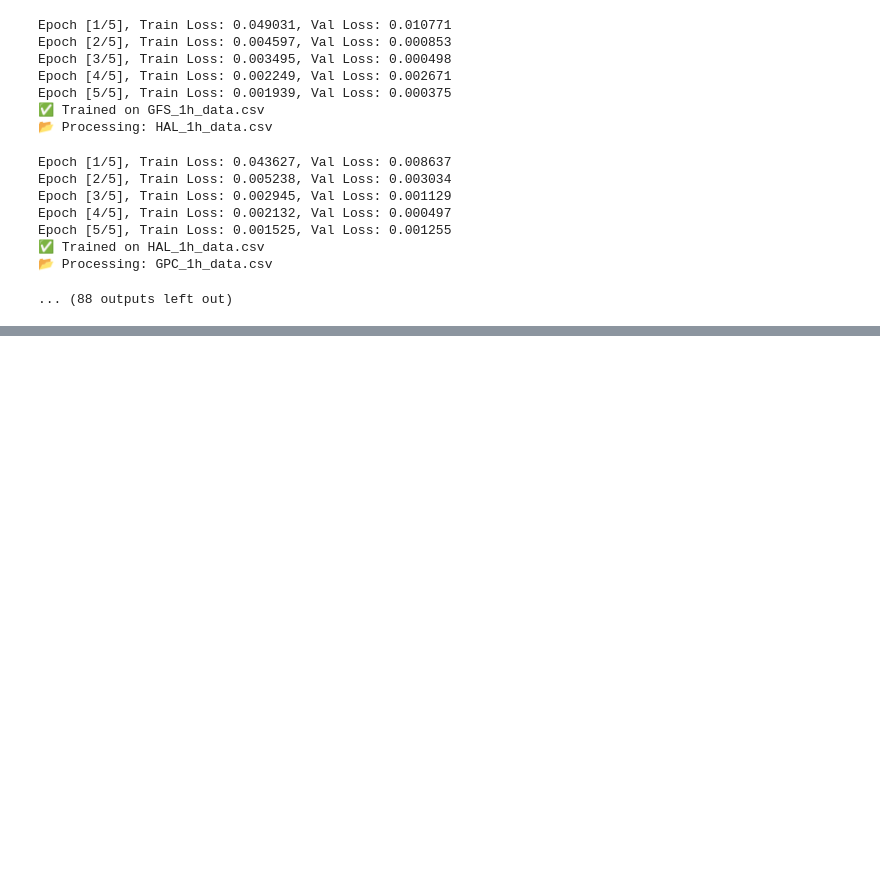
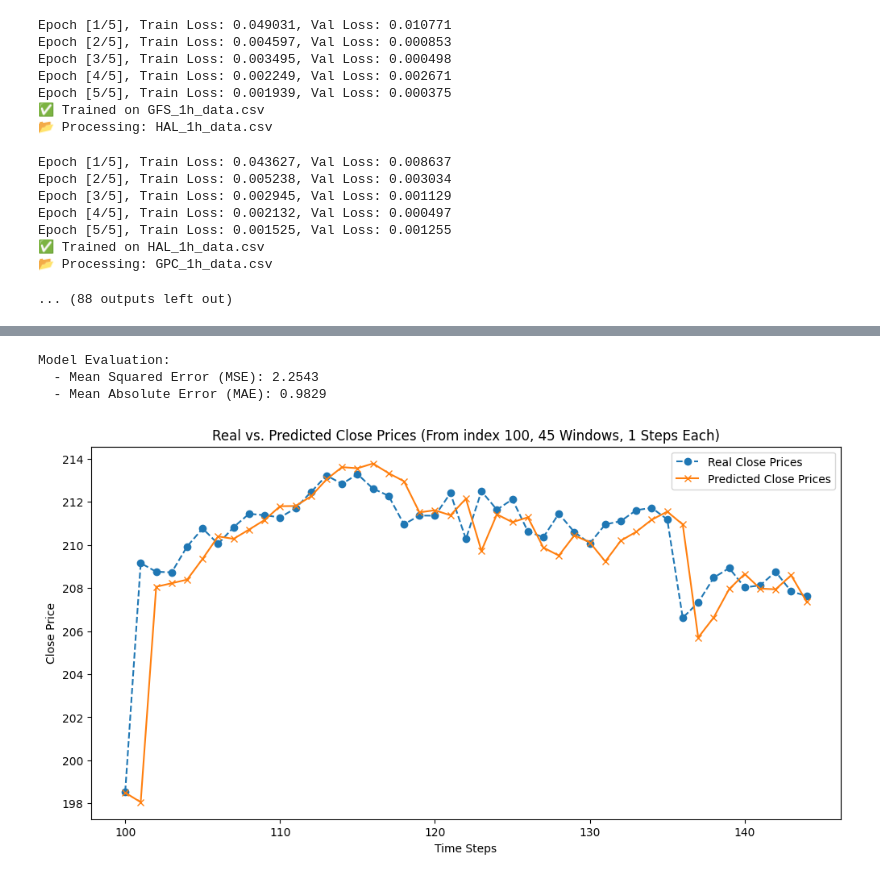
Before and after one commit to VARUN3WARE/Trader-s-GPT, a Jupyter notebook: notebooks/TradeTransformer.ipynb, the cells around one changed output, grey strips where cells are left out. Cells and saved outputs as stored; diff of their text form; code cells hidden in the pictures; blank space fills up the shorter version.

```diff
--- a/notebooks/TradeTransformer.ipynb
+++ b/notebooks/TradeTransformer.ipynb
@@ -608,0 +635,19 @@ Epoch [5/5], Train Loss: 0.001525, Val Loss: 0.001255
+# %%
+
+# Evaluate and plot results
+evaluate_model(
+    trained_model,
+    test_loader,
+    scaler,
+    feature_cols,
+    target_col_idx,
+    window_width=45,
+    start_index=100,
+    pred_length=1,
+    device=device
+)
+# %% [output]
+Model Evaluation:
+  - Mean Squared Error (MSE): 2.2543
+  - Mean Absolute Error (MAE): 0.9829
+[figure, added]
```
Also changed, not shown: parts of 2 cells of this notebook, 4 other files.
